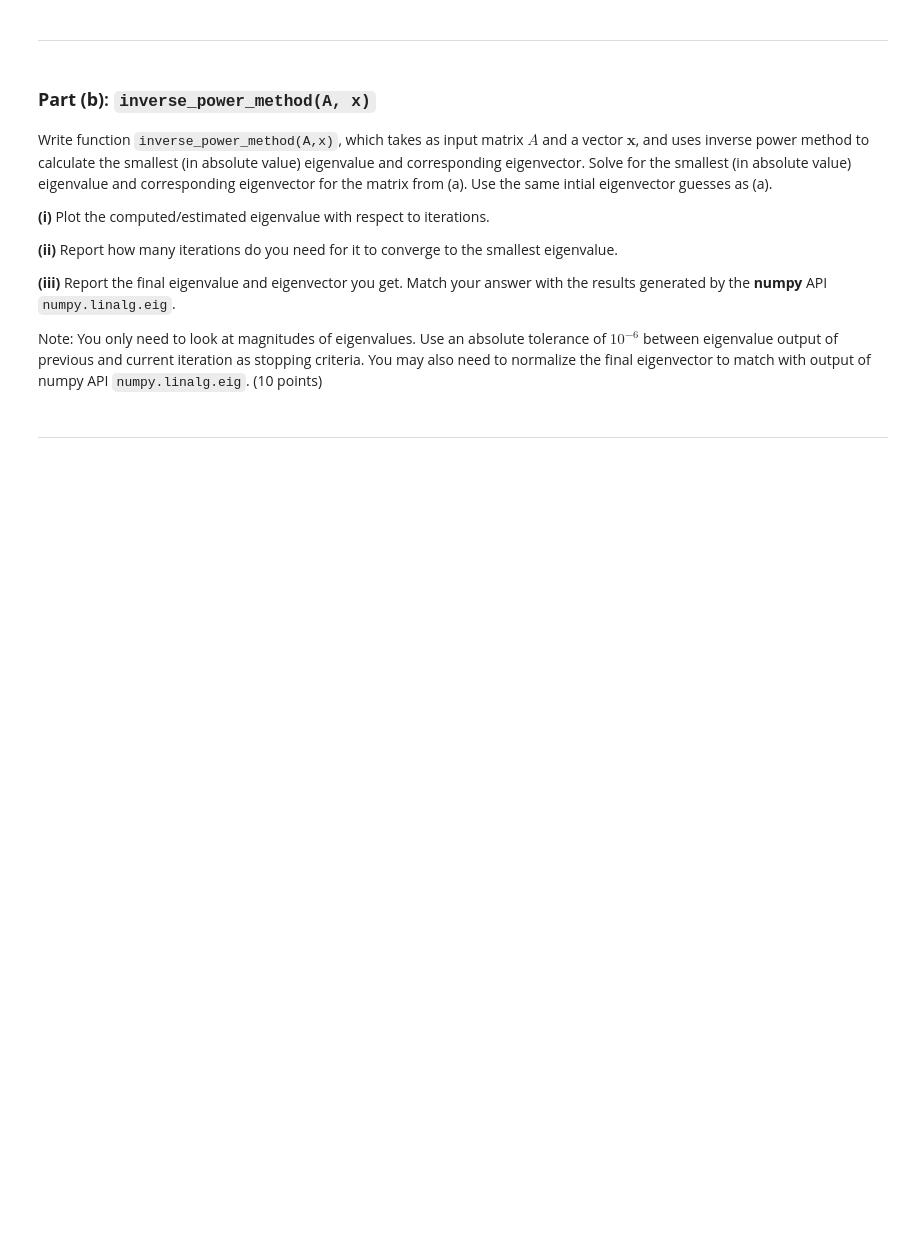
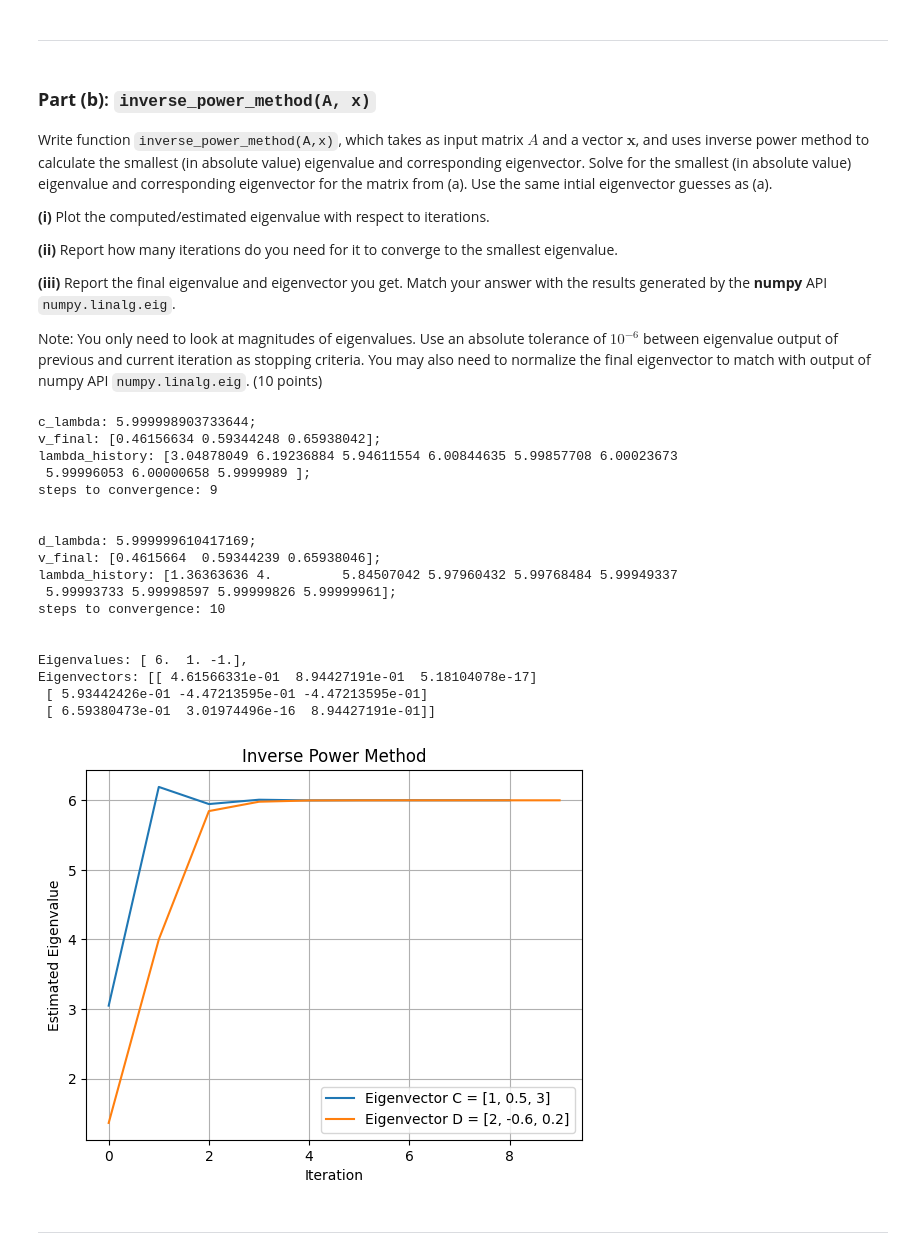
Before and after one commit to j1doan/ucsd-dsc210, a Jupyter notebook: pa3/dsc210_pa3.ipynb, the cells around one changed output. Cells and saved outputs as stored; diff of their text form; code cells hidden in the pictures; blank space fills up the shorter version.

```diff
--- a/pa3/dsc210_pa3.ipynb
+++ b/pa3/dsc210_pa3.ipynb
@@ -106,40 +131,60 @@ def inverse_power_method(A, x, tolerance=1e-6):
 
         w = shifted_inverse_A @ v # A is a matrix!
         v_update = w / np.linalg.norm(w)
 
         # current eigenvalue
         rayleigh = v.T @ shifted_inverse_A @ v # no need to include divide, ||v|| = 1
         lambda_history.append(rayleigh)
 
         if np.linalg.norm(v_update - v) <= tolerance: # stop criteria from lecture
             if v_update[-1] < 0:
                 v_update = -v_update
             return rayleigh, v_update, np.array(lambda_history), steps
 
         v = v_update
 
 eigvec_c = np.array([1, 0.5, 3])
 eigvec_d = np.array([2, -0.6, 0.2])
 
 c_lambda, c_v_final, c_lambda_history, c_steps = power_method(A, eigvec_c)
-print(f'a_lambda: {c_lambda}; \nv_final: {c_v_final}; \nlambda_history: {np.array(c_lambda_history)}; \nsteps to convergence: {c_steps}')
+print(f'c_lambda: {c_lambda}; \nv_final: {c_v_final}; \nlambda_history: {np.array(c_lambda_history)}; \nsteps to convergence: {c_steps}')
 print('\n')
 
 d_lambda, d_v_final, d_lambda_history, d_steps = power_method(A, eigvec_d)
-print(f'b_lambda: {d_lambda}; \nv_final: {d_v_final}; \nlambda_history: {np.array(d_lambda_history)}; \nsteps to convergence: {d_steps}')
+print(f'd_lambda: {d_lambda}; \nv_final: {d_v_final}; \nlambda_history: {np.array(d_lambda_history)}; \nsteps to convergence: {d_steps}')
 print('\n')
 
 eigval, eigvec = np.linalg.eig(A)
 print(f'Eigenvalues: {eigval}, \nEigenvectors: {eigvec}')
 
-plt.plot(c_lambda_history, label="Eigenvector C = [1, 0.5, 3]")
-plt.plot(d_lambda_history, label="Eigenvector D = [2, -0.6, 0.2]")
-plt.title("Power Method")
-plt.xlabel("Iteration")
-plt.ylabel("Estimated Eigenvalue")
+plt.plot(c_lambda_history, label='Eigenvector C = [1, 0.5, 3]')
+plt.plot(d_lambda_history, label='Eigenvector D = [2, -0.6, 0.2]')
+plt.title('Inverse Power Method')
+plt.xlabel('Iteration')
+plt.ylabel('Estimated Eigenvalue')
 plt.legend()
 plt.grid(True)
 plt.show()
+# %% [output]
+c_lambda: 5.999998903733644;
+v_final: [0.46156634 0.59344248 0.65938042];
+lambda_history: [3.04878049 6.19236884 5.94611554 6.00844635 5.99857708 6.00023673
+ 5.99996053 6.00000658 5.9999989 ];
+steps to convergence: 9
+
+
+d_lambda: 5.999999610417169;
+v_final: [0.4615664  0.59344239 0.65938046];
+lambda_history: [1.36363636 4.         5.84507042 5.97960432 5.99768484 5.99949337
+ 5.99993733 5.99998597 5.99999826 5.99999961];
+steps to convergence: 10
+
+
+Eigenvalues: [ 6.  1. -1.],
+Eigenvectors: [[ 4.61566331e-01  8.94427191e-01  5.18104078e-17]
+ [ 5.93442426e-01 -4.47213595e-01 -4.47213595e-01]
+ [ 6.59380473e-01  3.01974496e-16  8.94427191e-01]]
+[figure, added]
 # %% [markdown]
 
 
```
Also changed, not shown: parts of 8 cells of this notebook.
